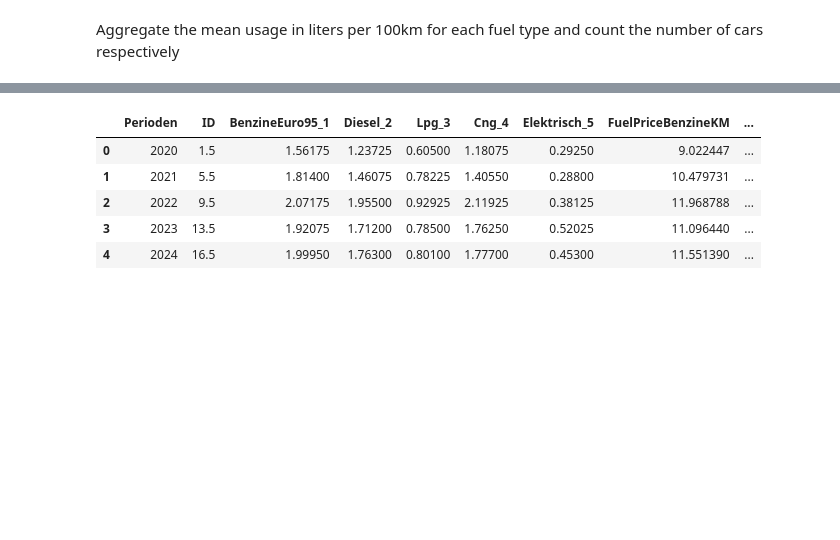
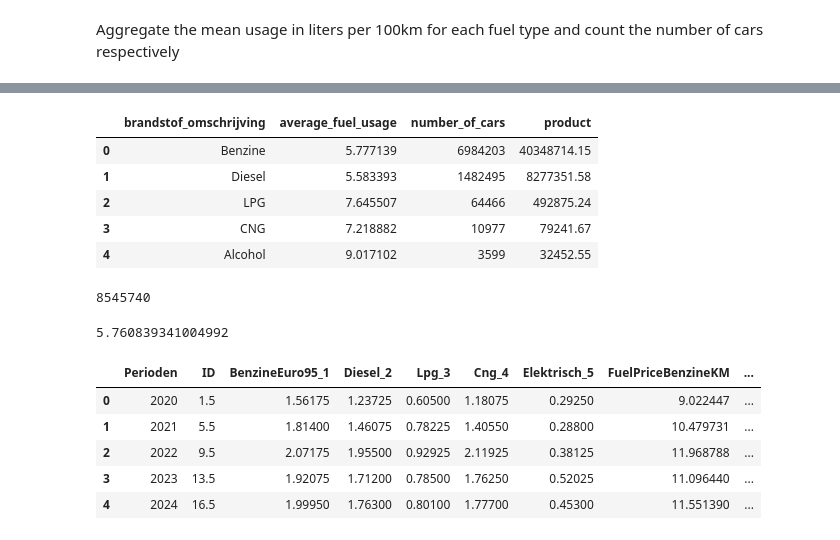
Before and after one commit to henkrehorst/uu_dss_project, a Jupyter notebook: dashboard/SeparateChartsForTesting/PriceComparison.ipynb, the cells around one changed output, grey strips where cells are left out. Cells and saved outputs as stored; diff of their text form; code cells hidden in the pictures; blank space fills up the shorter version.

```diff
--- a/dashboard/SeparateChartsForTesting/PriceComparison.ipynb
+++ b/dashboard/SeparateChartsForTesting/PriceComparison.ipynb
@@ -441,3 +475,35 @@ Calculating fuel costs based on fuel consumption
+# %%
+# Ensure ConventionalFuelUsage is a separate copy
+ConventionalFuelUsage = ConventionalFuelUsage.copy()
+
+# Perform the vectorized calculation
+ConventionalFuelUsage['product'] = (
+    ConventionalFuelUsage['average_fuel_usage'] * ConventionalFuelUsage['number_of_cars']
+)
+
+ConventionalFuelUsage.tail(20)
+# %% [output]
+|  | brandstof_omschrijving | average_fuel_usage | number_of_cars | product |
+| 0 | Benzine | 5.777139 | 6984203 | 40348714.15 |
+| 1 | Diesel | 5.583393 | 1482495 | 8277351.58 |
+| 2 | LPG | 7.645507 | 64466 | 492875.24 |
+| 3 | CNG | 7.218882 | 10977 | 79241.67 |
+| 4 | Alcohol | 9.017102 | 3599 | 32452.55 |
+# %%
+# Calculate total number of cars in our sample (for weighted average)
+TotalSampleCars = ConventionalFuelUsage['number_of_cars'].sum()
+TotalSampleCars
+# %% [output]
+8545740
+# %%
+# Now for the weighted average
+
+# Caculate the sum of products
+SumOfProducts = ConventionalFuelUsage['product'].sum()
+WeightedAverage = SumOfProducts/TotalSampleCars
+print(WeightedAverage)
+# %% [output]
+5.760839341004992
 # %%
 # Calculating fuel price per 100KM for each year
 
```
Also changed, not shown: parts of 14 cells of this notebook, 1 other file.
